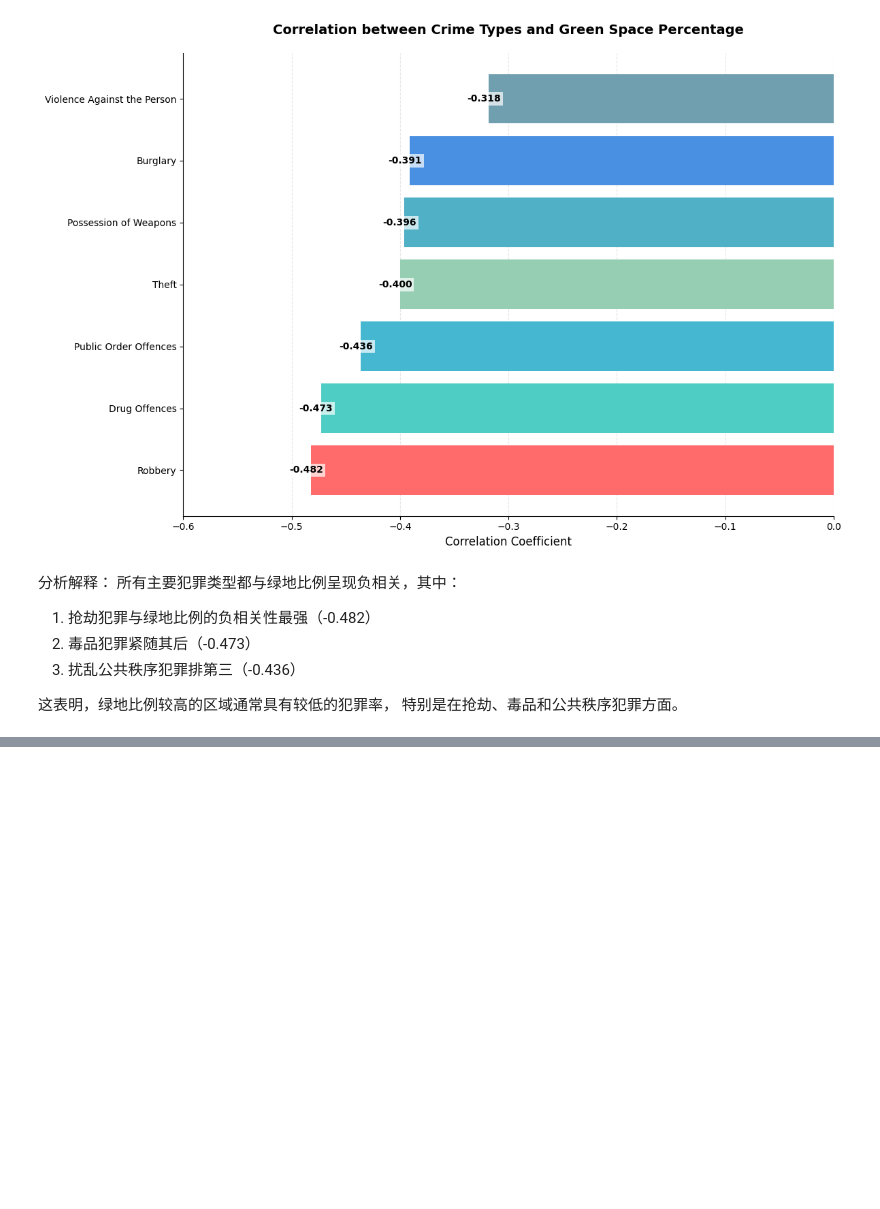
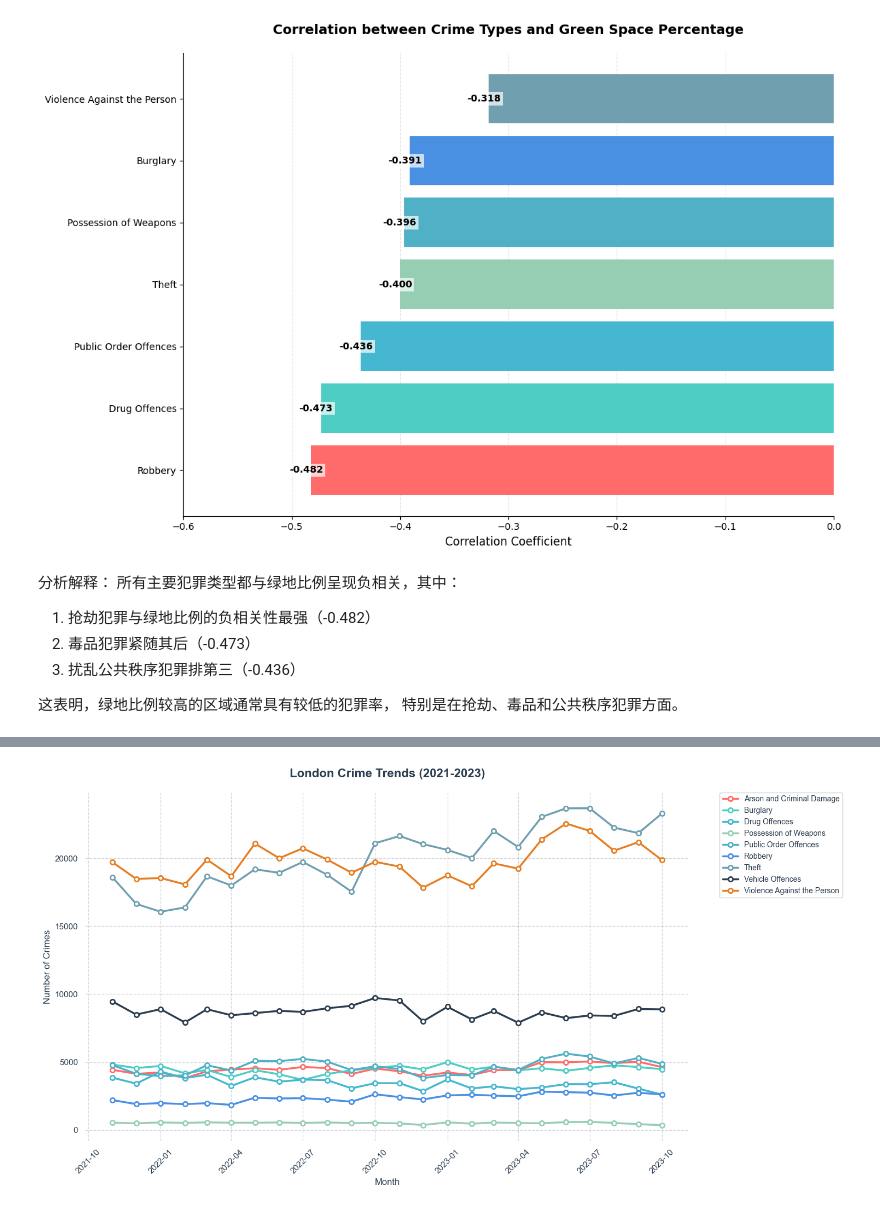
Before and after one commit to YIHANWANG1/group_work, a Jupyter notebook: cw.ipynb, the cells around one changed output, grey strips where cells are left out. Cells and saved outputs as stored; diff of their text form; code cells hidden in the pictures; blank space fills up the shorter version.

```diff
--- a/cw.ipynb
+++ b/cw.ipynb
@@ -642,0 +1045,84 @@ plt.show()
+# %%
+import matplotlib.pyplot as plt
+import pandas as pd
+import seaborn as sns
+
+# 获取月份列和犯罪类型列
+month_columns = [col for col in data.columns if col.isdigit()]
+crime_types = ['Arson and Criminal Damage', 'Burglary', 'Drug Offences',
+               'Possession of Weapons', 'Public Order Offences', 'Robbery',
+               'Theft', 'Vehicle Offences', 'Violence Against the Person']
+
+# 计算每个月每种犯罪类型的总数
+monthly_crimes = pd.DataFrame()
+for crime_type in crime_types:
+    crime_by_month = data[data['Major Category'] == crime_type][month_columns].sum()
+    monthly_crimes[crime_type] = crime_by_month
+
+# 转换月份格式为日期
+monthly_crimes.index = pd.to_datetime(monthly_crimes.index, format='%Y%m')
+
+# 创建图形
+plt.figure(figsize=(15, 8), facecolor='white')
+ax = plt.gca()
+ax.set_facecolor('white')
+
+# 使用更优雅的配色方案
+colors = ['#FF6B6B', '#4ECDC4', '#45B7D1', '#96CEB4', '#4FB0C6',
+          '#4A90E2', '#709FB0', '#2C3E50', '#E67E22']
+
+# 绘制每种犯罪类型的趋势线
+for crime_type, color in zip(crime_types, colors):
+    plt.plot(monthly_crimes.index, monthly_crimes[crime_type],
+            label=crime_type, color=color, linewidth=2.5,
+            marker='o', markersize=6, markerfacecolor='white',
+            markeredgecolor=color, markeredgewidth=2)
+
+# 设置标题和标签
+plt.title('London Crime Trends (2021-2023)',
+         fontsize=16, pad=20, fontweight='bold', color='#2C3E50')
+plt.xlabel('Month', fontsize=12, color='#2C3E50')
+plt.ylabel('Number of Crimes', fontsize=12, color='#2C3E50')
+
+# 调整x轴标签
+plt.xticks(rotation=45, color='#2C3E50')
+plt.yticks(color='#2C3E50')
+
+# 添加网格线
+plt.grid(True, linestyle='--', alpha=0.2, color='#2C3E50')
+
+# 自定义图例
+legend = plt.legend(bbox_to_anchor=(1.05, 1), loc='upper left',
+                   borderaxespad=0., frameon=True,
+                   fontsize=10)
+legend.get_frame().set_facecolor('white')
+legend.get_frame().set_alpha(0.9)
+for text in legend.get_texts():
+    text.set_color('#2C3E50')
+
+# 移除边框
+for spine in ax.spines.values():
+    spine.set_visible(False)
+
+# 调整布局
+plt.tight_layout()
+
+# 显示图形
+plt.show()
+
+# 计算和显示关键统计信息
+print("\n主要发现：")
+for crime_type in crime_types:
+    avg = monthly_crimes[crime_type].mean()
+    max_val = monthly_crimes[crime_type].max()
+    min_val = monthly_crimes[crime_type].min()
+    trend = ((monthly_crimes[crime_type].iloc[-1] - monthly_crimes[crime_type].iloc[0])
+             / monthly_crimes[crime_type].iloc[0] * 100)
+
+    print(f"\n{crime_type}:")
+    print(f"平均每月案件数: {avg:.0f}")
+    print(f"最高月份案件数: {max_val:.0f}")
+    print(f"最低月份案件数: {min_val:.0f}")
+    print(f"整体趋势: {trend:+.1f}%")
+# %% [output]
+[figure, added]
```
Also changed, not shown: parts of 11 cells of this notebook, 1 other file.
